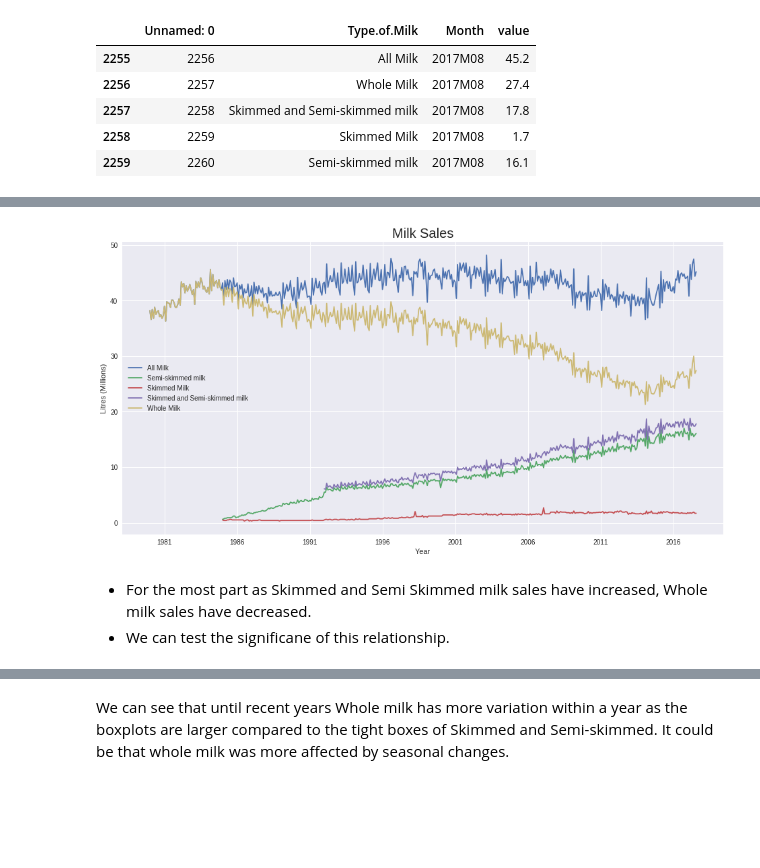
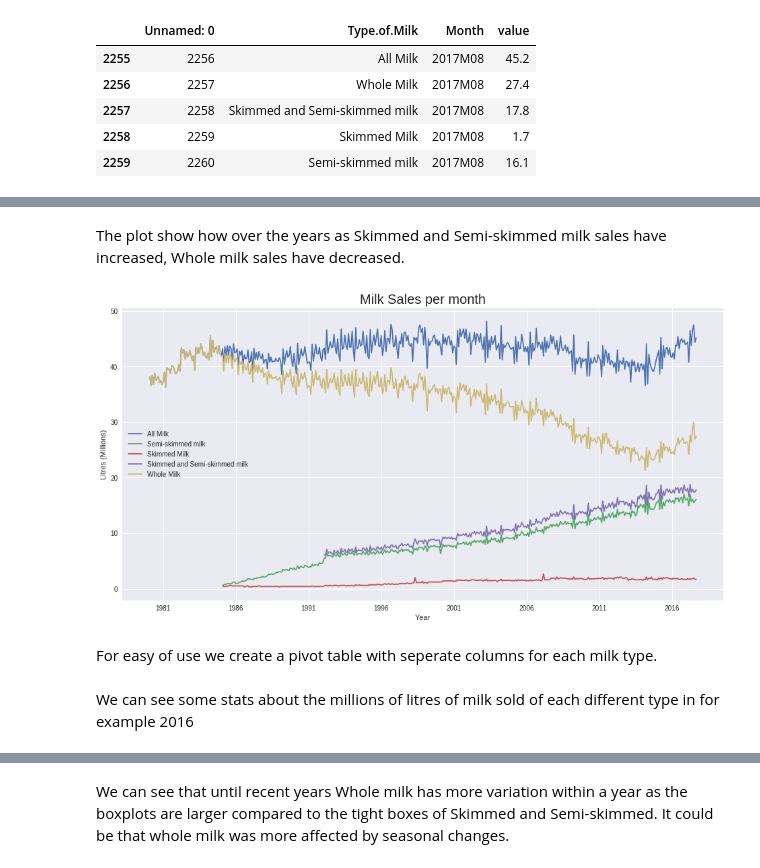
Before and after one commit to Ddscully/Irish-Milk-Sales, a Jupyter notebook: Milk_Sales.ipynb, the cells around one changed output, grey strips where cells are left out. Cells and saved outputs as stored; diff of their text form; code cells hidden in the pictures; blank space fills up the shorter version.

```diff
--- a/Milk_Sales.ipynb
+++ b/Milk_Sales.ipynb
@@ -39,5 +49,4 @@ dfmilk['Date']  = dfmilk['Date'].str.replace('M','')
 # %%
-# Change column to date data type
 dfmilk['Date'] = pd.to_datetime(dfmilk['Date'], format='%Y%m')
-# Set date column as the data frame index
+dfmilk.Date = dfmilk.Date + pd.offsets.MonthEnd(0)
 dfmilk.index = dfmilk.Date
@@ -51,18 +63,19 @@ dfmilk.head(2)
+# %% [markdown]
+The plot show how over the years as Skimmed and Semi-skimmed milk sales have increased, Whole milk sales have decreased.
 # %%
 # Plot a graph with a line for each milk type
 plt.figure(figsize=(16, 8))
 for key, grp in dfmilk.groupby('Type'):
     plt.plot(grp['value'], label=key)
-plt.title("Milk Sales", fontsize = 20)
+plt.title("Milk Sales per month", fontsize = 20)
 plt.xlabel("Year")
 plt.ylabel("Litres (Millions)")
 plt.legend(loc='best')
 plt.show()
 # %% [output]
-[figure, old version]
+[figure, new version]
-# %% [markdown]
-- For the most part as Skimmed and Semi Skimmed milk sales have increased, Whole milk sales have decreased.
-- We can test the significane of this relationship.
+# %% [markdown]
+For easy of use we create a pivot table with seperate columns for each milk type.
 # %%
 # Create a pivot table to work with
 milkpvt = dfmilk.pivot(index="Date", columns="Type", values="value")
@@ -74,3 +87,5 @@ milkpvt.rename(columns={"All Milk": 'All',
                         "Skimmed and Semi-skimmed milk": 'SkimmedandSemi',
                         "Whole Milk": 'Whole'
                        }, inplace=True)
+# %% [markdown]
+We can see some stats about the millions of litres of milk sold of each different type in for example 2016
```
Also changed, not shown: parts of 48 cells of this notebook.
